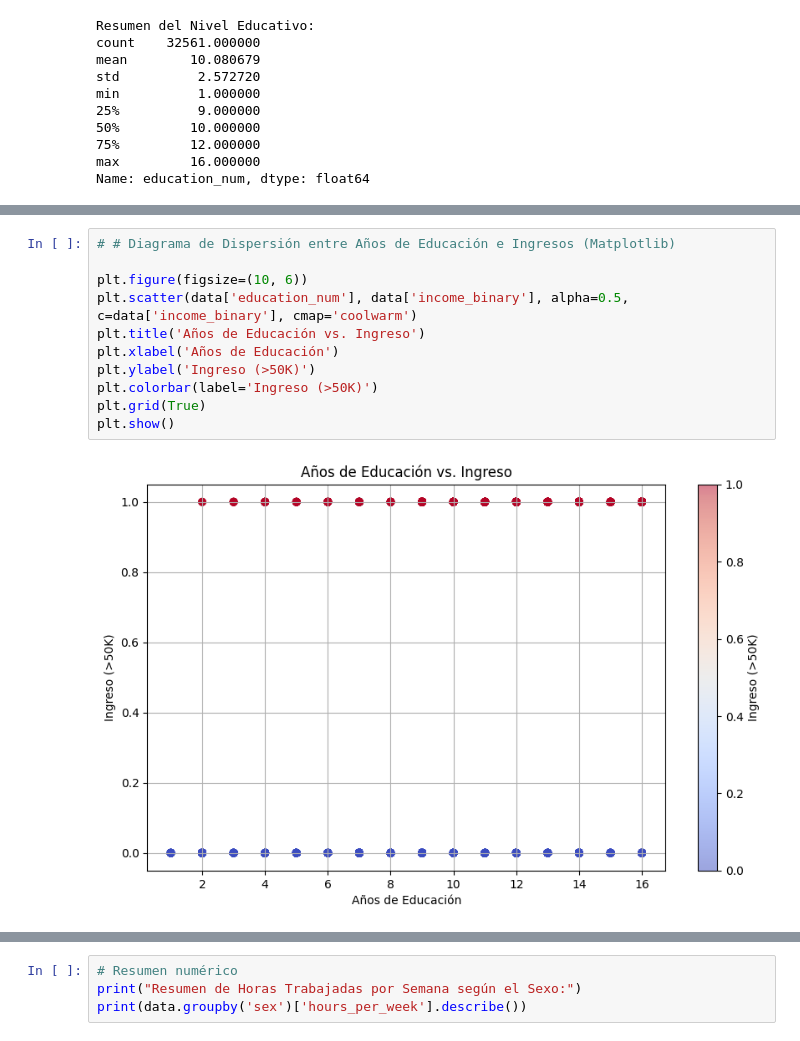
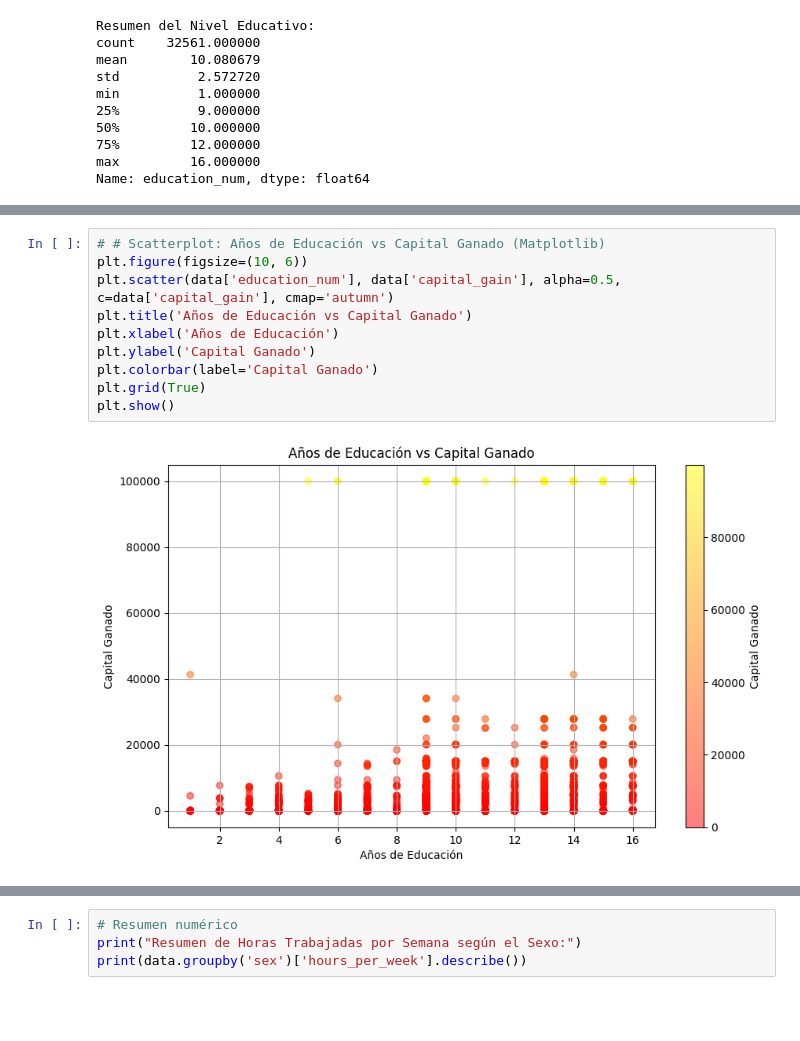
Before and after one commit to ArielMartinez3/Proyecto-Final-Data-Science, a Jupyter notebook: ProyectoDS_ParteI_Martinez.ipynb, the cells around one changed output, grey strips where cells are left out. Saved outputs shown, nothing was run; the diff lists cells and outputs as text; blank space fills up the shorter version.

```diff
--- a/ProyectoDS_ParteI_Martinez.ipynb
+++ b/ProyectoDS_ParteI_Martinez.ipynb
@@ -128,15 +126,14 @@ Sales              3650.0  0.269315  0.443665  0.0  0.0  0.0  1.0  1.0
 Tech-support        928.0  0.304957  0.460637  0.0  0.0  0.0  1.0  1.0
 Transport-moving   1597.0  0.200376  0.400407  0.0  0.0  0.0  0.0  1.0
 # %%
-# # Diagrama de Dispersión entre Años de Educación e Ingresos (Matplotlib)
-
+# # Scatterplot: Años de Educación vs Capital Ganado (Matplotlib)
 plt.figure(figsize=(10, 6))
-plt.scatter(data['education_num'], data['income_binary'], alpha=0.5, c=data['income_binary'], cmap='coolwarm')
-plt.title('Años de Educación vs. Ingreso')
+plt.scatter(data['education_num'], data['capital_gain'], alpha=0.5, c=data['capital_gain'], cmap='autumn')
+plt.title('Años de Educación vs Capital Ganado')
 plt.xlabel('Años de Educación')
-plt.ylabel('Ingreso (>50K)')
-plt.colorbar(label='Ingreso (>50K)')
+plt.ylabel('Capital Ganado')
+plt.colorbar(label='Capital Ganado')
 plt.grid(True)
 plt.show()
 # %% [output]
-[figure, old version]
+[figure, new version]
```
Also changed, not shown: parts of 11 cells of this notebook, 1 other file.
